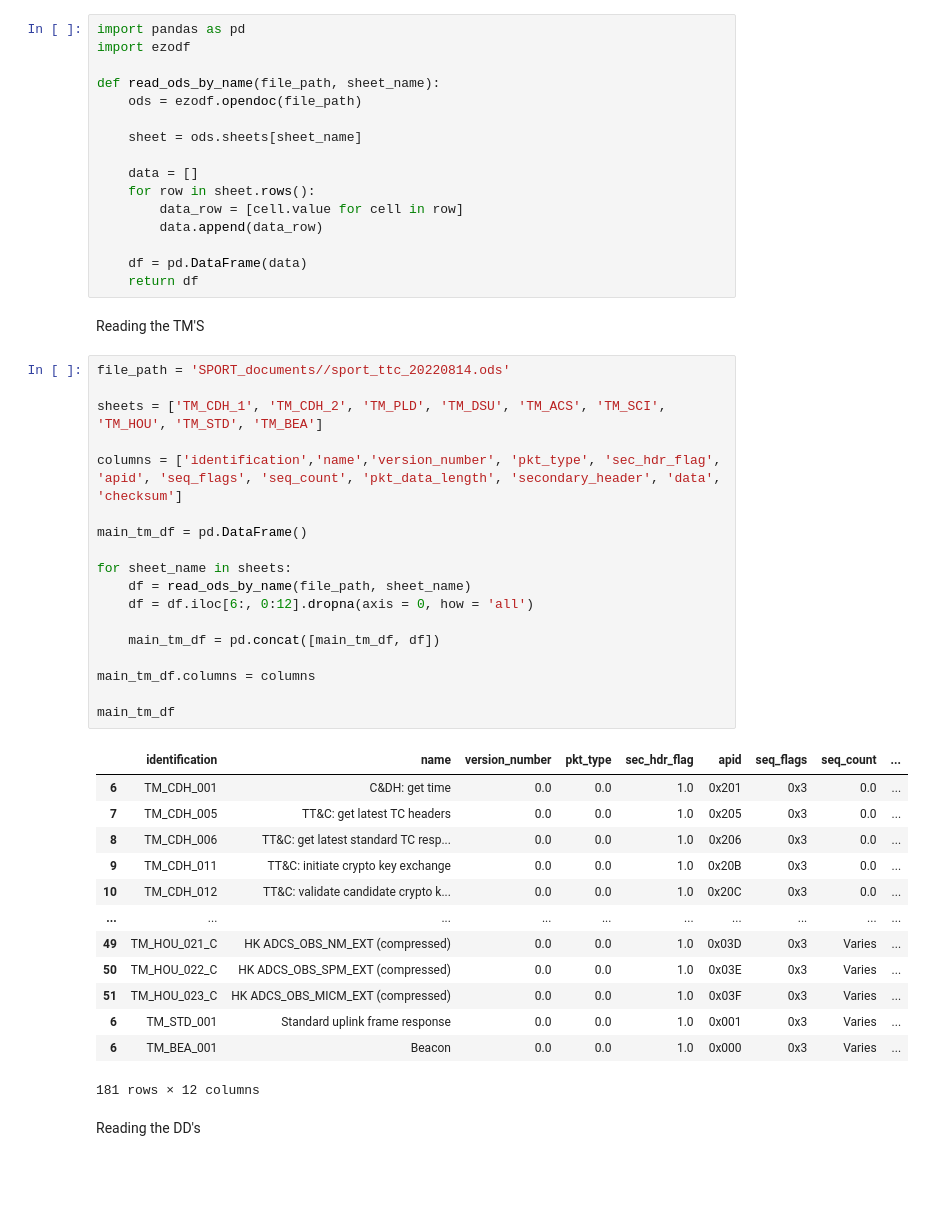
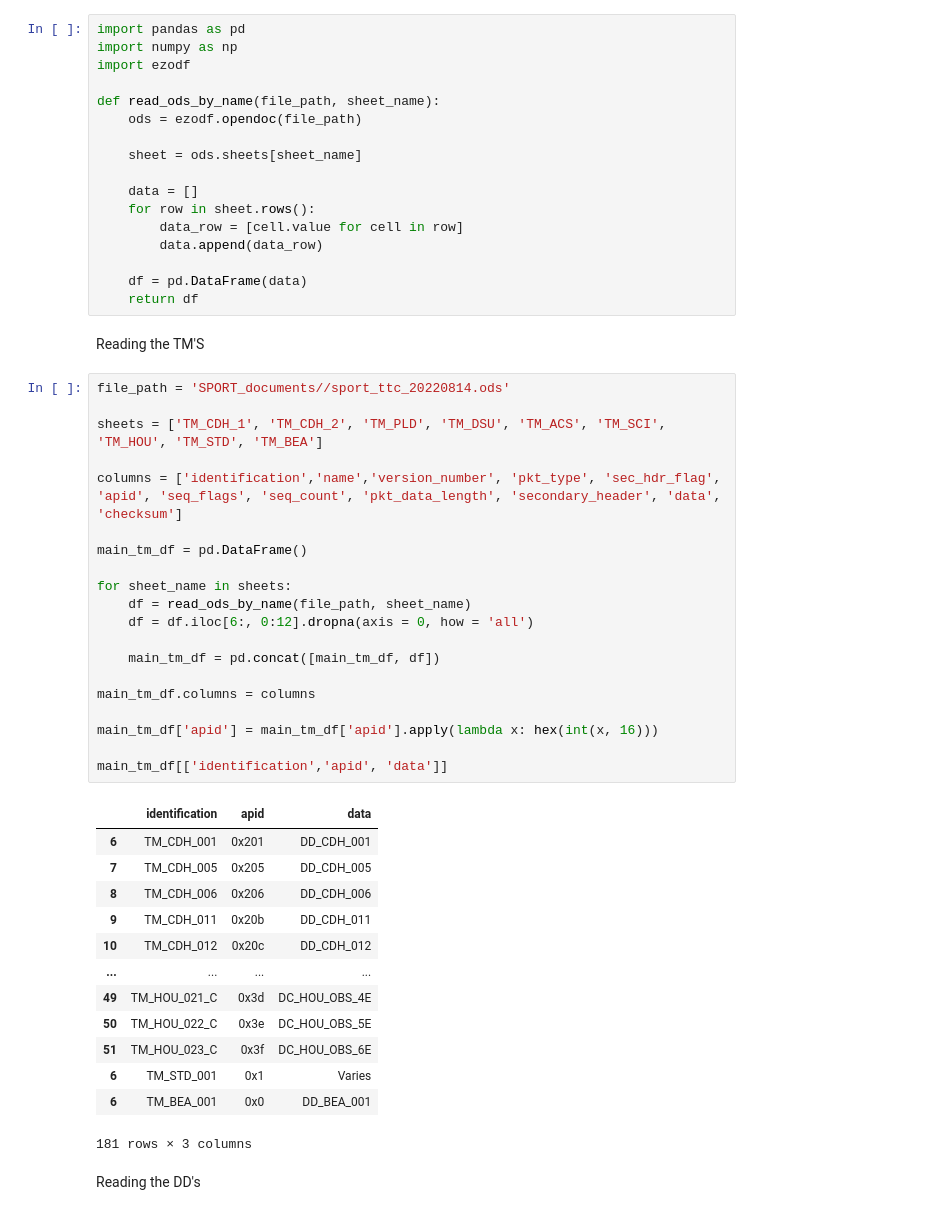
Before and after one commit to leoluga/PythonProjectCEI_Leonardo, a Jupyter notebook: notebook_to_read_ods.ipynb, the cells around one changed output. Cells and saved outputs as stored; diff of their text form; blank space fills up the shorter version.

Commit message:
trying to read all the data packets from .ods in a feasible format

```diff
--- a/notebook_to_read_ods.ipynb
+++ b/notebook_to_read_ods.ipynb
@@ -1,5 +1,6 @@
 # %%
 import pandas as pd
+import numpy as np
 import ezodf
 
 def read_ods_by_name(file_path, sheet_name):
@@ -19,34 +20,36 @@ Reading the TM'S
 # %%
 file_path = 'SPORT_documents//sport_ttc_20220814.ods'
 
 sheets = ['TM_CDH_1', 'TM_CDH_2', 'TM_PLD', 'TM_DSU', 'TM_ACS', 'TM_SCI', 'TM_HOU', 'TM_STD', 'TM_BEA']
 
 columns = ['identification','name','version_number', 'pkt_type', 'sec_hdr_flag', 'apid', 'seq_flags', 'seq_count', 'pkt_data_length', 'secondary_header', 'data', 'checksum']
 
 main_tm_df = pd.DataFrame()
 
 for sheet_name in sheets:
     df = read_ods_by_name(file_path, sheet_name)
     df = df.iloc[6:, 0:12].dropna(axis = 0, how = 'all')
 
     main_tm_df = pd.concat([main_tm_df, df])
 
 main_tm_df.columns = columns
 
-main_tm_df
+main_tm_df['apid'] = main_tm_df['apid'].apply(lambda x: hex(int(x, 16)))
+
+main_tm_df[['identification','apid', 'data']]
 # %% [output]
-|  | identification | name | version_number | pkt_type | sec_hdr_flag | apid | seq_flags | seq_count | ... |
-| 6 | TM_CDH_001 | C&DH: get time | 0.0 | 0.0 | 1.0 | 0x201 | 0x3 | 0.0 | ... |
-| 7 | TM_CDH_005 | TT&C: get latest TC headers | 0.0 | 0.0 | 1.0 | 0x205 | 0x3 | 0.0 | ... |
-| 8 | TM_CDH_006 | TT&C: get latest standard TC resp... | 0.0 | 0.0 | 1.0 | 0x206 | 0x3 | 0.0 | ... |
-| 9 | TM_CDH_011 | TT&C: initiate crypto key exchange | 0.0 | 0.0 | 1.0 | 0x20B | 0x3 | 0.0 | ... |
-| 10 | TM_CDH_012 | TT&C: validate candidate crypto k... | 0.0 | 0.0 | 1.0 | 0x20C | 0x3 | 0.0 | ... |
-| ... | ... | ... | ... | ... | ... | ... | ... | ... | ... |
-| 49 | TM_HOU_021_C | HK ADCS_OBS_NM_EXT (compressed) | 0.0 | 0.0 | 1.0 | 0x03D | 0x3 | Varies | ... |
-| 50 | TM_HOU_022_C | HK ADCS_OBS_SPM_EXT (compressed) | 0.0 | 0.0 | 1.0 | 0x03E | 0x3 | Varies | ... |
-| 51 | TM_HOU_023_C | HK ADCS_OBS_MICM_EXT (compressed) | 0.0 | 0.0 | 1.0 | 0x03F | 0x3 | Varies | ... |
-| 6 | TM_STD_001 | Standard uplink frame response | 0.0 | 0.0 | 1.0 | 0x001 | 0x3 | Varies | ... |
-| 6 | TM_BEA_001 | Beacon | 0.0 | 0.0 | 1.0 | 0x000 | 0x3 | Varies | ... |
+|  | identification | apid | data |
+| 6 | TM_CDH_001 | 0x201 | DD_CDH_001 |
+| 7 | TM_CDH_005 | 0x205 | DD_CDH_005 |
+| 8 | TM_CDH_006 | 0x206 | DD_CDH_006 |
+| 9 | TM_CDH_011 | 0x20b | DD_CDH_011 |
+| 10 | TM_CDH_012 | 0x20c | DD_CDH_012 |
+| ... | ... | ... | ... |
+| 49 | TM_HOU_021_C | 0x3d | DC_HOU_OBS_4E |
+| 50 | TM_HOU_022_C | 0x3e | DC_HOU_OBS_5E |
+| 51 | TM_HOU_023_C | 0x3f | DC_HOU_OBS_6E |
+| 6 | TM_STD_001 | 0x1 | Varies |
+| 6 | TM_BEA_001 | 0x0 | DD_BEA_001 |
-181 rows × 12 columns
+181 rows × 3 columns
 # %% [markdown]
 Reading the DD's
```
Also changed, not shown: parts of 4 cells of this notebook.
